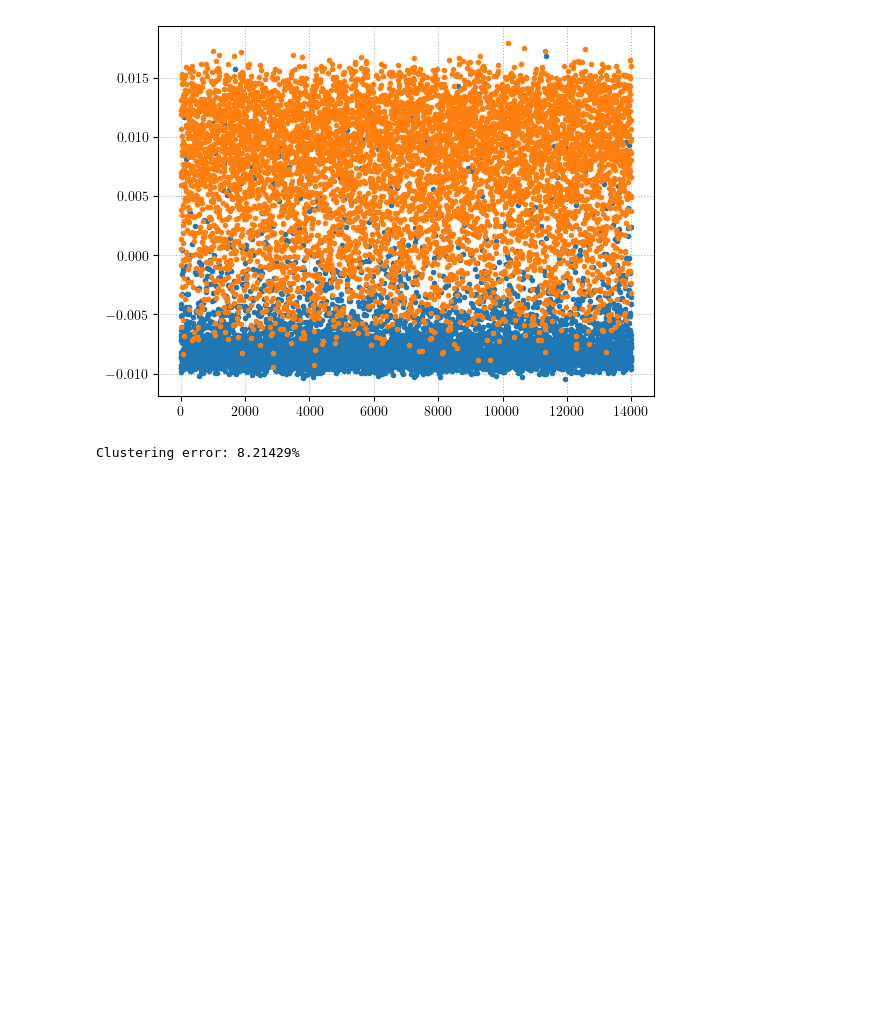
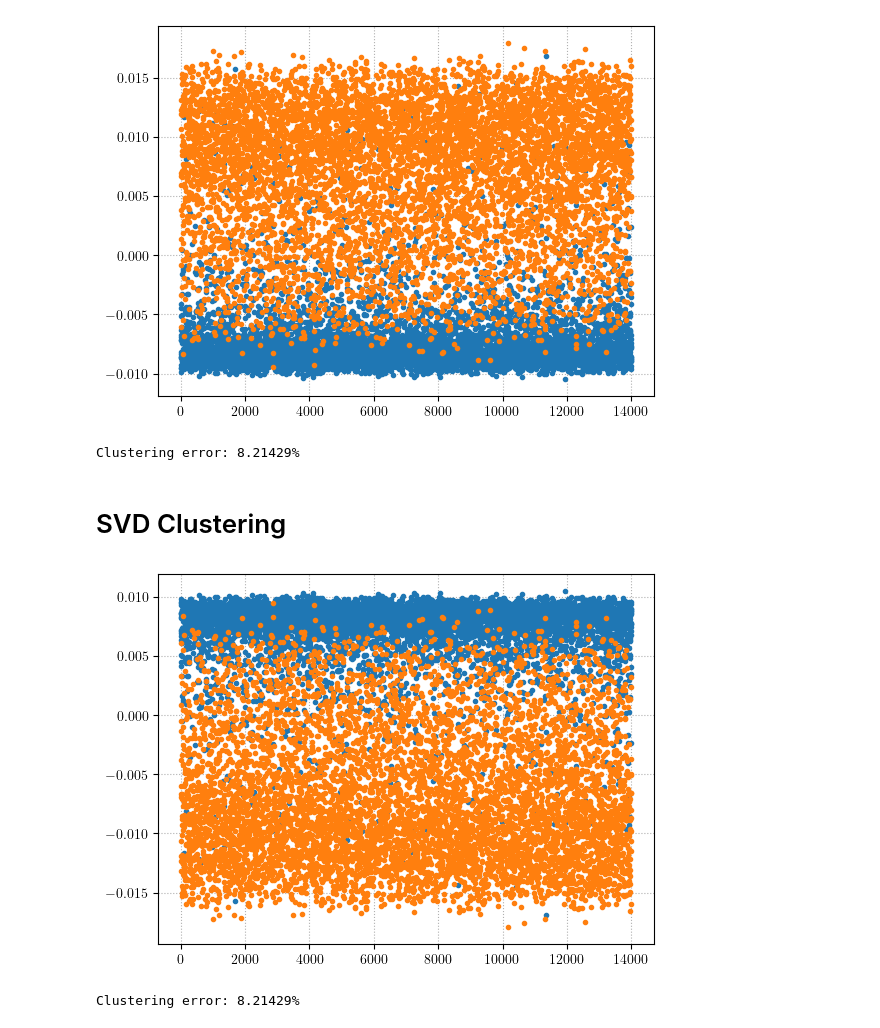
Before and after one commit to HugoLebeau/tensor_rank1approx, a Jupyter notebook: simulations.ipynb, the cells around one changed output. Cells and saved outputs as stored; diff of their text form; code cells hidden in the pictures; blank space fills up the shorter version.

Commit message:
add matrix SVD clustering

```diff
--- a/simulations.ipynb
+++ b/simulations.ipynb
@@ -70,3 +70,20 @@ c_err_K = min(c_err_K, 1-c_err_K)
 print("Clustering error: {:.5%}".format(c_err_K))
 # %% [output]
 Clustering error: 8.21429%
+# %% [markdown]
+# SVD Clustering
+# %%
+svecsl, svals, svecsr = svds(Xc, k=1, which='LM')
+# %%
+for c in classes:
+    plt.plot(xx[yc == c], svecsl[:, 0][yc == c], ls='', marker='.')
+plt.grid(ls=':')
+# %% [output]
+[figure, added]
+# %%
+y_est_X = np.where(svecsl[:, 0] > 0, classes[0], classes[1])
+c_err_X = np.mean(y_est_X != yc)
+c_err_X = min(c_err_X, 1-c_err_X)
+print("Clustering error: {:.5%}".format(c_err_X))
+# %% [output]
+Clustering error: 8.21429%
```
Also changed, not shown: parts of 3 cells of this notebook.
